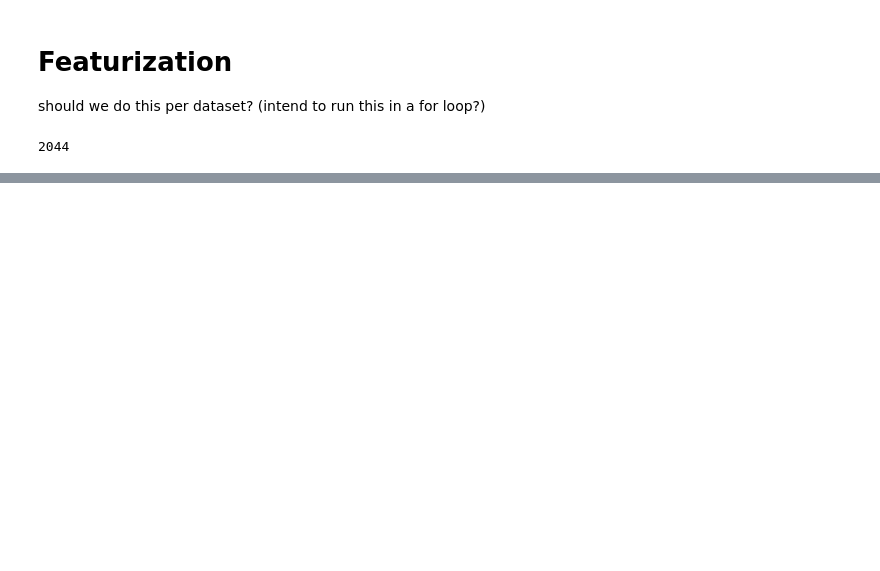
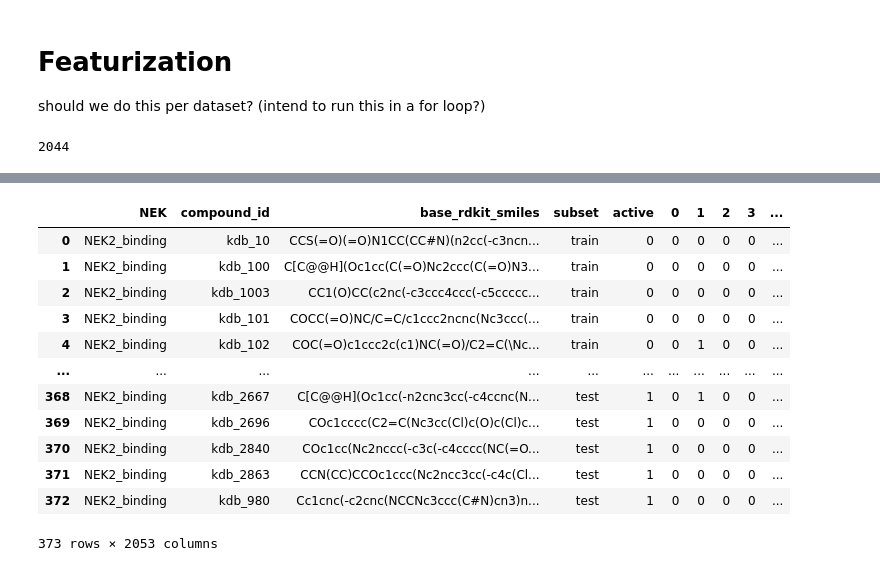
Before and after one commit to radhikasahai/ATOM_CODE, a Jupyter notebook: test_create_feats.ipynb, the cells around one changed output, grey strips where cells are left out. Saved outputs shown, nothing was run; the diff lists cells and outputs as text; code cells hidden in the pictures; blank space fills up the shorter version.

Commit message:
sample outline for running training loop

```diff
--- a/test_create_feats.ipynb
+++ b/test_create_feats.ipynb
@@ -154,0 +270,43 @@ def featurize(datapath, filename, feat_type, test_fold = 1, n_bits=None):
+# %%
+id_cols = ['NEK', 'compound_id', 'base_rdkit_smiles','subset', 'active']
+from imblearn.under_sampling import RandomUnderSampler
+def undersampler(path,filename,NEK):
+    df = pd.read_csv(path+filename) # this is the already scaled ver
+    feat_cols = list(set(list(df.columns))-set(id_cols))
+
+
+    # train and test
+    train = df[df['subset']=='train']
+    test =df[df['subset']=='test']
+
+    # separate just id cols
+    just_ids = ['NEK', 'compound_id', 'base_rdkit_smiles','subset']
+    train_just_ids = train[just_ids]
+    test_just_ids = test[just_ids]
+
+    # just feats and 'active'
+    trainX = train[feat_cols]
+    testX = test[feat_cols]
+
+    trainy = train['active']
+    testy = test['active']
+
+    undersample = RandomUnderSampler(random_state=42)
+
+    trainX_temp, trainy_temp = undersample.fit_resample(trainX.to_numpy(), trainy.to_numpy().reshape(-1))
+
+    trainX_resamp = pd.DataFrame(trainX_temp, columns=feat_cols)
+    trainy_resamp = pd.DataFrame(trainy_temp, columns=['active'])
+
+    train_ids_resamp = train_just_ids.iloc[trainX_resamp.index].reset_index(drop=True)
+    train_resamp= pd.concat([train_ids_resamp, trainX_resamp,trainy_resamp], axis=1)
+    train_resamp['subset'] = 'train'
+
+    test_df_final = pd.concat([test_just_ids.reset_index(drop=True),testX.reset_index(drop=True),testy.reset_index(drop=True)],axis=1)
+    test_df_final['subset'] = 'test'
+    final_df = pd.concat([train_resamp,test_df_final]).reset_index(drop=True)
+
+    return final_df[list(df.columns)]
+# %%
+# over_sampling(featurized_filepath, 'NEK2_binding_MFP_none_scaled.csv', "SMOTE", "NEK2_binding")
+testing_jaycee =undersampler('/Users/jayceepang/msse/capstone/atom2024/atom2024/notebooks/paper/datasets/80train_20test/featurized/', 'NEK2_binding_MFP_none.csv',"NEK2_binding")
@@ -154,0 +320,16 @@ def featurize(datapath, filename, feat_type, test_fold = 1, n_bits=None):
+# %%
+testing_jaycee
+# %% [output]
+|  | NEK | compound_id | base_rdkit_smiles | subset | active | 0 | 1 | 2 | 3 | ... |
+| 0 | NEK2_binding | kdb_10 | CCS(=O)(=O)N1CC(CC#N)(n2cc(-c3ncn... | train | 0 | 0 | 0 | 0 | 0 | ... |
+| 1 | NEK2_binding | kdb_100 | C[C@@H](Oc1cc(C(=O)Nc2ccc(C(=O)N3... | train | 0 | 0 | 0 | 0 | 0 | ... |
+| 2 | NEK2_binding | kdb_1003 | CC1(O)CC(c2nc(-c3ccc4ccc(-c5ccccc... | train | 0 | 0 | 0 | 0 | 0 | ... |
+| 3 | NEK2_binding | kdb_101 | COCC(=O)NC/C=C/c1ccc2ncnc(Nc3ccc(... | train | 0 | 0 | 0 | 0 | 0 | ... |
+| 4 | NEK2_binding | kdb_102 | COC(=O)c1ccc2c(c1)NC(=O)/C2=C(\Nc... | train | 0 | 0 | 1 | 0 | 0 | ... |
+| ... | ... | ... | ... | ... | ... | ... | ... | ... | ... | ... |
+| 368 | NEK2_binding | kdb_2667 | C[C@@H](Oc1cc(-n2cnc3cc(-c4ccnc(N... | test | 1 | 0 | 1 | 0 | 0 | ... |
+| 369 | NEK2_binding | kdb_2696 | COc1cccc(C2=C(Nc3cc(Cl)c(O)c(Cl)c... | test | 1 | 0 | 0 | 0 | 0 | ... |
+| 370 | NEK2_binding | kdb_2840 | COc1cc(Nc2nccc(-c3c(-c4cccc(NC(=O... | test | 1 | 0 | 0 | 0 | 0 | ... |
+| 371 | NEK2_binding | kdb_2863 | CCN(CC)CCOc1ccc(Nc2ncc3cc(-c4c(Cl... | test | 1 | 0 | 0 | 0 | 0 | ... |
+| 372 | NEK2_binding | kdb_980 | Cc1cnc(-c2cnc(NCCNc3ccc(C#N)cn3)n... | test | 1 | 0 | 0 | 0 | 0 | ... |
+373 rows × 2053 columns
```
Also changed, not shown: parts of 9 cells of this notebook.
